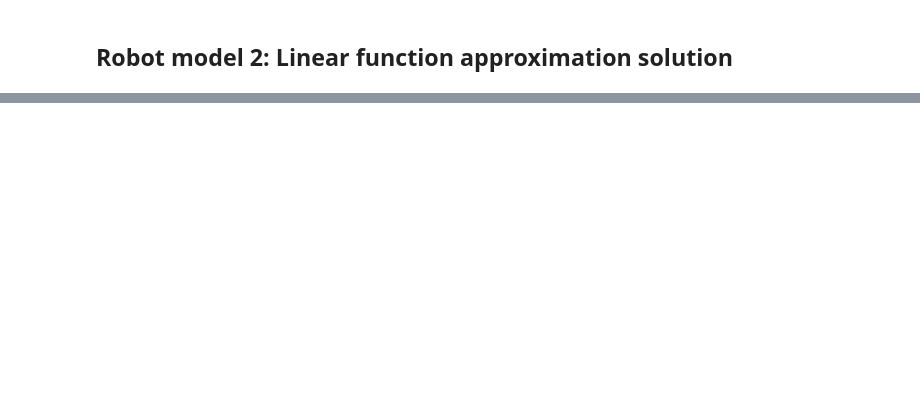
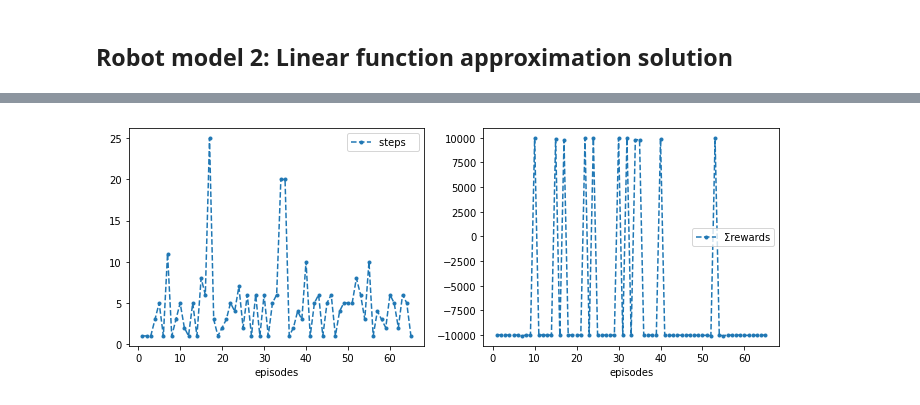
Before and after one commit to hakbar0/robotics-assessment-2, a Jupyter notebook: Assessment 2.ipynb, the cells around one changed output, grey strips where cells are left out. Saved outputs shown, nothing was run; the diff lists cells and outputs as text; code cells hidden in the pictures; blank space fills up the shorter version.

```diff
--- a/Assessment 2.ipynb
+++ b/Assessment 2.ipynb
@@ -1852,0 +1037,4 @@ Video('./odom_laser.mp4', width=800, height=600)
+# %%
+Image('./true_sarsa.png')
+# %% [output]
+[figure, added]
```
Also changed, not shown: parts of 96 cells of this notebook, 3 other files.
